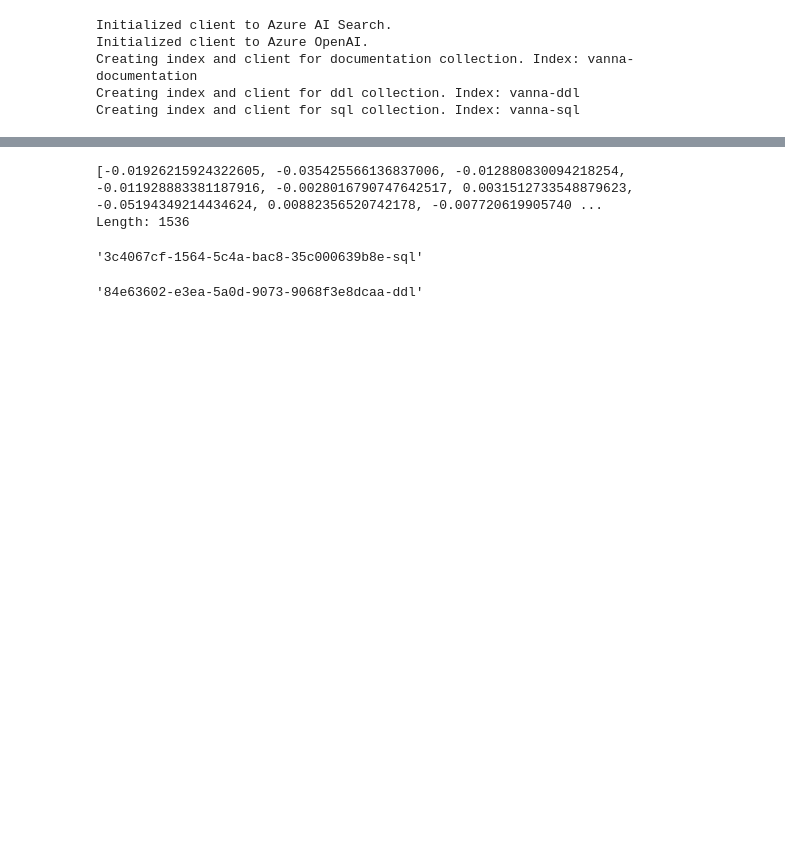
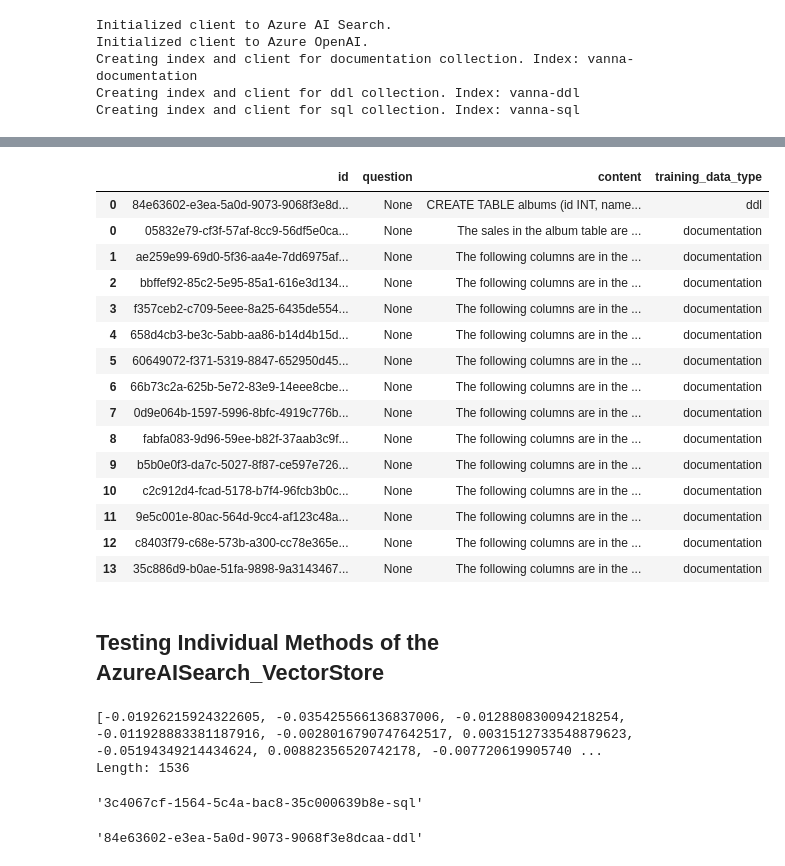
Before and after one commit to bdleavitt/vanna, a Jupyter notebook: azure_ai_search_testing.ipynb, the cells around one changed output, grey strips where cells are left out. Saved outputs shown, nothing was run; the diff lists cells and outputs as text; code cells hidden in the pictures; blank space fills up the shorter version.

```diff
--- a/azure_ai_search_testing.ipynb
+++ b/azure_ai_search_testing.ipynb
@@ -24,16 +30,17 @@ AZURE_AI_SEARCH_ADMIN_KEY="your_search_admin_key_goes_here"
 After you have completed the setup
 # %%
+import os
 from dotenv import load_dotenv
 
 from vanna.openai import OpenAI_Chat
 from vanna.azureaisearch import AzureAISearch_VectorStore
 
-class MyVanna(AzureAISearch_VectorStore, OpenAI_Chat):
+class AzureVanna(AzureAISearch_VectorStore, OpenAI_Chat):
     def __init__(self, config=None):
         AzureAISearch_VectorStore.__init__(self, config=config)
         OpenAI_Chat.__init__(self, client=self.aoai_client, config=config) # Make sure to put your AzureOpenAI client here
 
-vn = MyVanna(config={"temperature": 0.7})
+vn = AzureVanna(config={"model": os.getenv("AZURE_OPENAI_CHAT_DEPLOYMENT")})
 # %% [output]
 Initialized client to Azure AI Search.
 Initialized client to Azure OpenAI.
@@ -42,0 +62,8 @@ Creating index and client for sql collection. Index: vanna-sql
+# %%
+## training
+# The information schema query may need some tweaking depending on your database. This is a good starting point.
+df_information_schema = vn.run_sql("SELECT * FROM INFORMATION_SCHEMA.COLUMNS WHERE TABLE_SCHEMA IN ('SalesLT')")
+
+# This will break up the information schema into bite-sized chunks that can be referenced by the LLM
+plan = vn.get_training_plan_generic(df_information_schema)
+plan.get_summary()
@@ -43,3 +84,29 @@ Creating index and client for sql collection. Index: vanna-sql
+# %%
+# If you like the plan, then uncomment this and run it to train
+vn.train(plan=plan)
+# %%
+# At any time you can inspect what training data the package is able to reference
+training_data = vn.get_training_data()
+training_data
+# %% [output]
+|  | id | question | content | training_data_type |
+| 0 | 84e63602-e3ea-5a0d-9073-9068f3e8d... | None | CREATE TABLE albums (id INT, name... | ddl |
+| 0 | 05832e79-cf3f-57af-8cc9-56df5e0ca... | None | The sales in the album table are ... | documentation |
+| 1 | ae259e99-69d0-5f36-aa4e-7dd6975af... | None | The following columns are in the ... | documentation |
+| 2 | bbffef92-85c2-5e95-85a1-616e3d134... | None | The following columns are in the ... | documentation |
+| 3 | f357ceb2-c709-5eee-8a25-6435de554... | None | The following columns are in the ... | documentation |
+| 4 | 658d4cb3-be3c-5abb-aa86-b14d4b15d... | None | The following columns are in the ... | documentation |
+| 5 | 60649072-f371-5319-8847-652950d45... | None | The following columns are in the ... | documentation |
+| 6 | 66b73c2a-625b-5e72-83e9-14eee8cbe... | None | The following columns are in the ... | documentation |
+| 7 | 0d9e064b-1597-5996-8bfc-4919c776b... | None | The following columns are in the ... | documentation |
+| 8 | fabfa083-9d96-59ee-b82f-37aab3c9f... | None | The following columns are in the ... | documentation |
+| 9 | b5b0e0f3-da7c-5027-8f87-ce597e726... | None | The following columns are in the ... | documentation |
+| 10 | c2c912d4-fcad-5178-b7f4-96fcb3b0c... | None | The following columns are in the ... | documentation |
+| 11 | 9e5c001e-80ac-564d-9cc4-af123c48a... | None | The following columns are in the ... | documentation |
+| 12 | c8403f79-c68e-573b-a300-cc78e365e... | None | The following columns are in the ... | documentation |
+| 13 | 35c886d9-b0ae-51fa-9898-9a3143467... | None | The following columns are in the ... | documentation |
+# %% [markdown]
+## Testing Individual Methods of the AzureAISearch_VectorStore
 # %%
 ## test generate_embeddings
 embedding = vn.generate_embedding("What are the top 10 albums by sales?")
```
Also changed, not shown: parts of 5 cells of this notebook, 3 other files.
